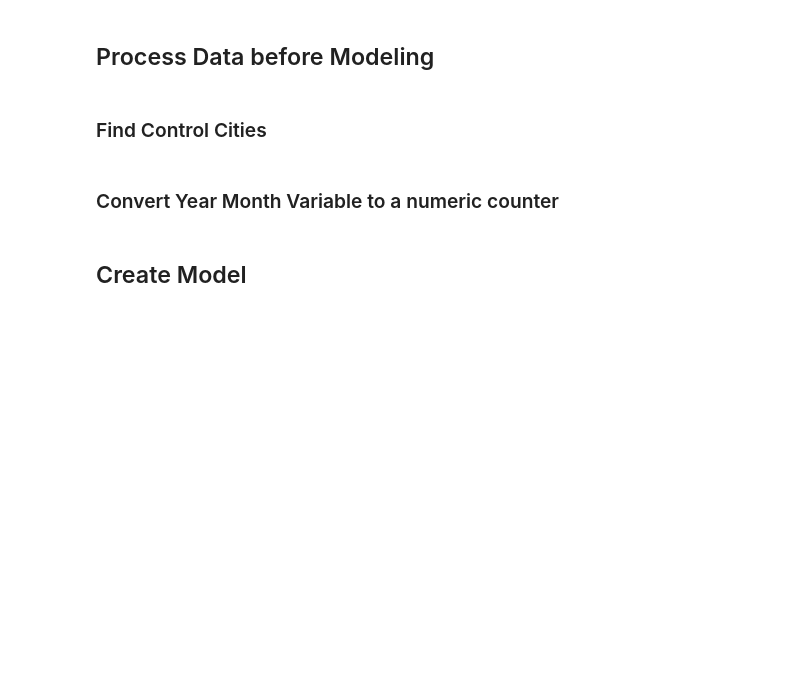
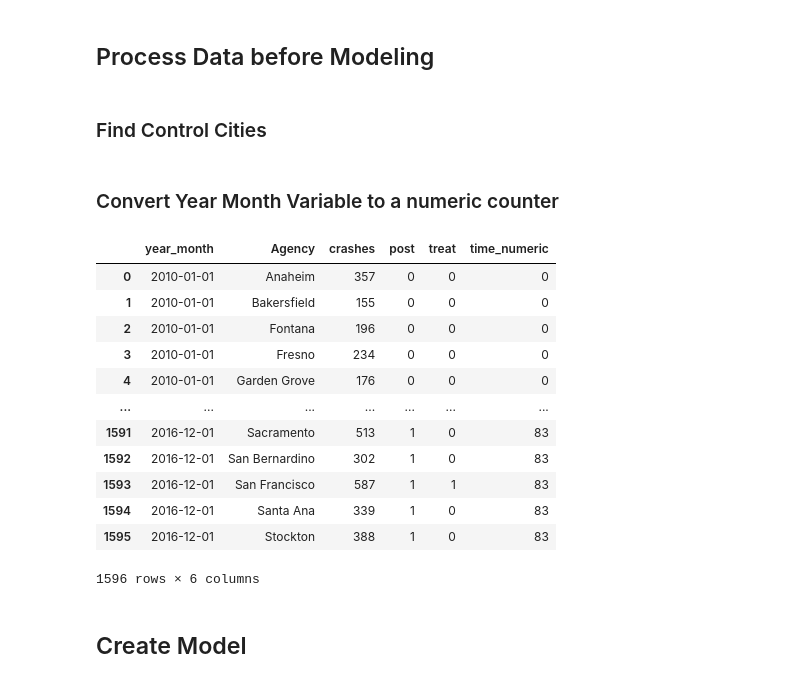
Before and after one commit to utexas-SDS-357/sds357-project-sp26-con-founders, a Jupyter notebook: did/src/did_analysis.ipynb, the cells around one changed output. Saved outputs shown, nothing was run; the diff lists cells and outputs as text; code cells hidden in the pictures; blank space fills up the shorter version.

```diff
--- a/did/src/did_analysis.ipynb
+++ b/did/src/did_analysis.ipynb
@@ -51,13 +69,29 @@ control_cities = monthly_did_data['Agency'].unique
 # %%
 # Convert time formats to get months since first date
 monthly_did_data['time_numeric'] = (
     (monthly_did_data[time_col].dt.year - monthly_did_data[time_col].dt.year.min()) * 12 +
     (monthly_did_data[time_col].dt.month - monthly_did_data[time_col].dt.month.min())
 )
 
 min_year = monthly_did_data[time_col].dt.year.min()
 min_month = monthly_did_data[time_col].dt.month.min()
 treatment_numeric = (2014 - min_year) * 12 + (3 - min_month)
+
+monthly_did_data
+# %% [output]
+|  | year_month | Agency | crashes | post | treat | time_numeric |
+| 0 | 2010-01-01 | Anaheim | 357 | 0 | 0 | 0 |
+| 1 | 2010-01-01 | Bakersfield | 155 | 0 | 0 | 0 |
+| 2 | 2010-01-01 | Fontana | 196 | 0 | 0 | 0 |
+| 3 | 2010-01-01 | Fresno | 234 | 0 | 0 | 0 |
+| 4 | 2010-01-01 | Garden Grove | 176 | 0 | 0 | 0 |
+| ... | ... | ... | ... | ... | ... | ... |
+| 1591 | 2016-12-01 | Sacramento | 513 | 1 | 0 | 83 |
+| 1592 | 2016-12-01 | San Bernardino | 302 | 1 | 0 | 83 |
+| 1593 | 2016-12-01 | San Francisco | 587 | 1 | 1 | 83 |
+| 1594 | 2016-12-01 | Santa Ana | 339 | 1 | 0 | 83 |
+| 1595 | 2016-12-01 | Stockton | 388 | 1 | 0 | 83 |
+1596 rows × 6 columns
 # %% [markdown]
 ## Create Model
 # %%
```
Also changed, not shown: parts of 8 cells of this notebook, 2 other files.
